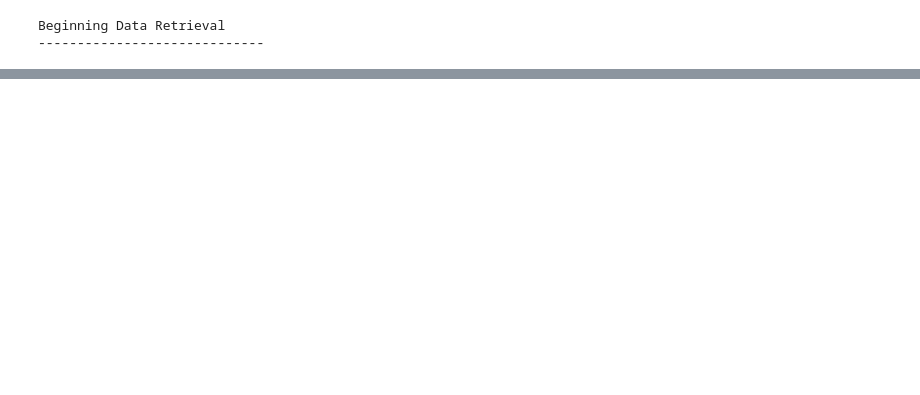
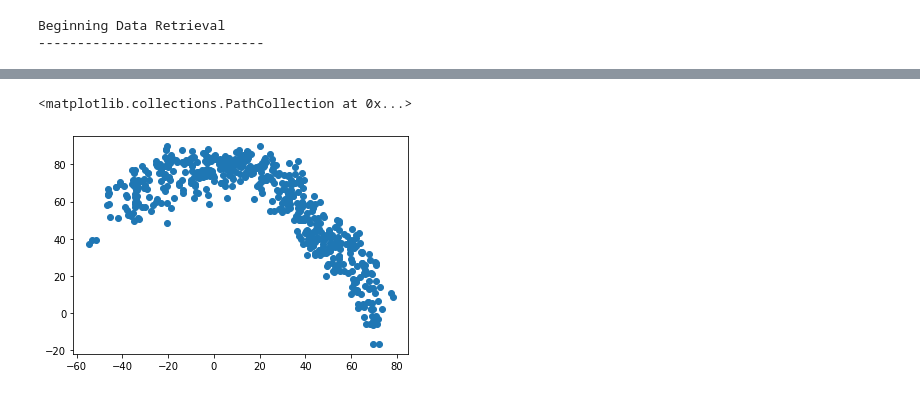
Before and after one commit to Karishma-Chawla/06_World_Weather_Analysis, a Jupyter notebook: WeatherPy.ipynb, the cells around one changed output, grey strips where cells are left out. Cells and saved outputs as stored; diff of their text form; code cells hidden in the pictures; blank space fills up the shorter version.

Commit message:
scatter plots & regression

```diff
--- a/WeatherPy.ipynb
+++ b/WeatherPy.ipynb
@@ -186,3 +186,8 @@ max_temps = city_data_df["Max Temp"]
 humidity = city_data_df["Humidity"]
 cloudiness = city_data_df["Cloudiness"]
 wind_speed = city_data_df["Wind Speed"]
+# %%
+plt.scatter(lats,max_temps)
+# %% [output]
+<matplotlib.collections.PathCollection at 0x...>
+[figure, added]
```
Also changed, not shown: parts of 19 cells of this notebook.
